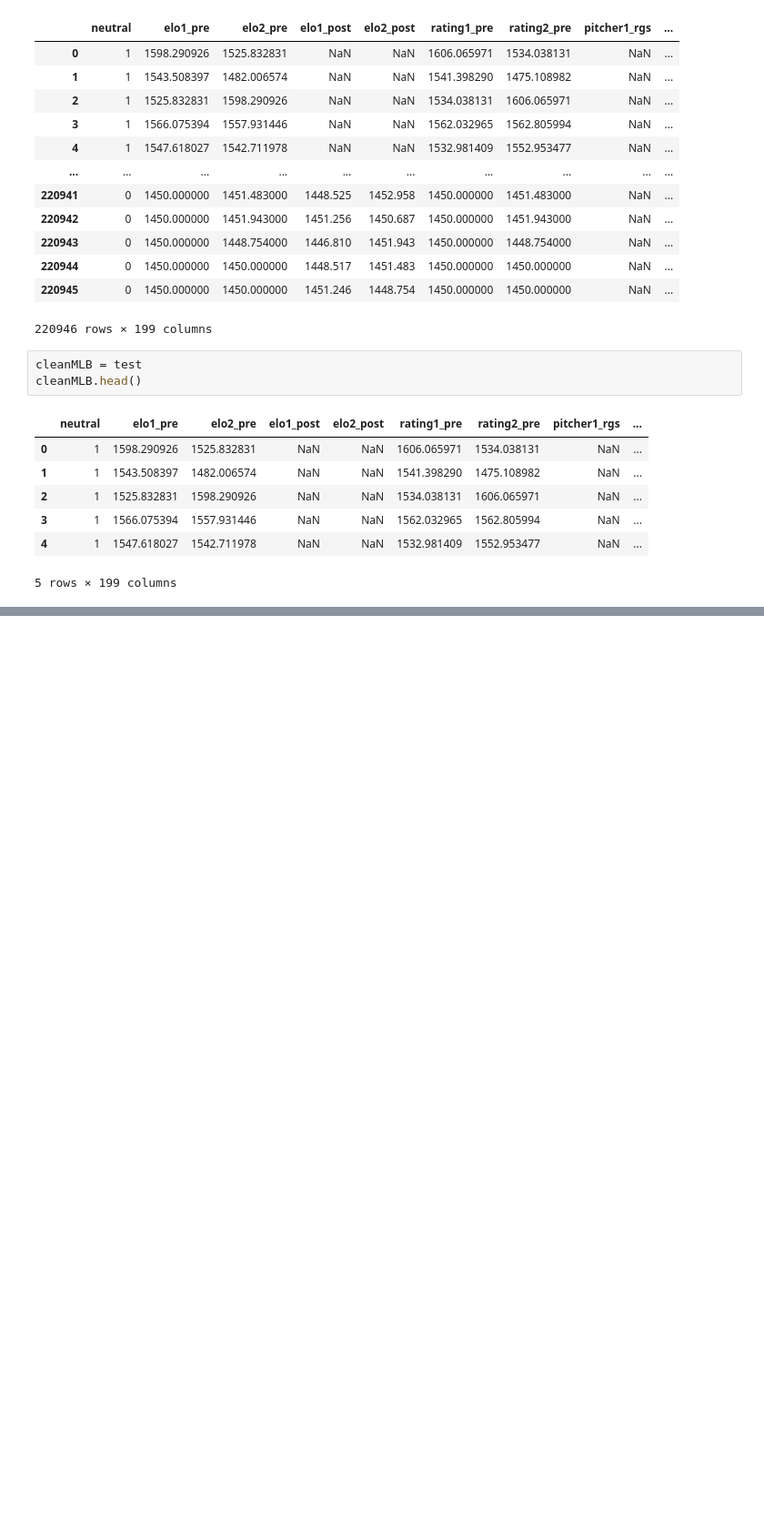
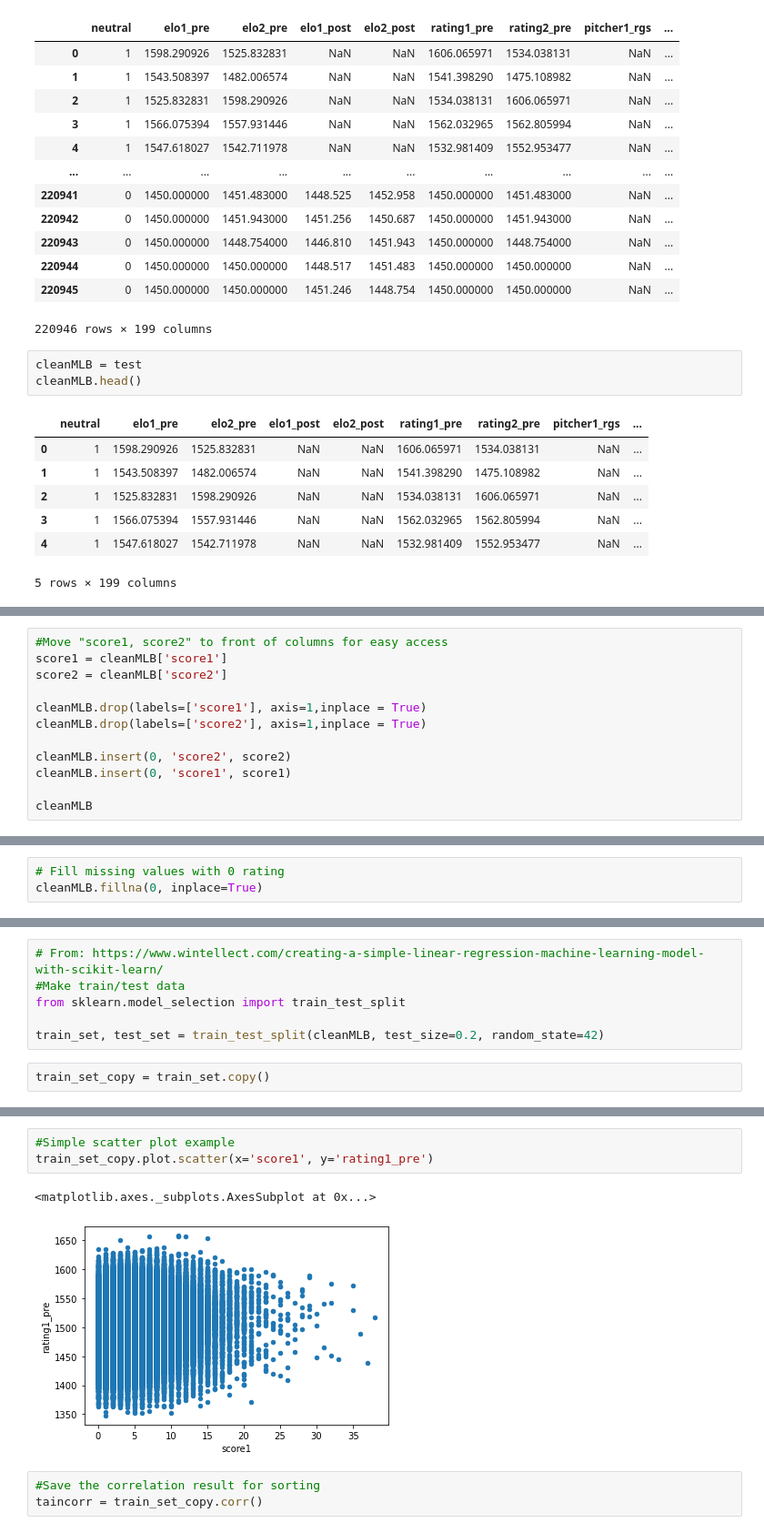
Before and after one commit to EricESeitz/EECS731_Proj4, a Jupyter notebook: notebook/Project4_notebook.ipynb, the cells around one changed output, grey strips where cells are left out. Shown at 91% size. Saved outputs shown, nothing was run; the diff lists cells and outputs as text; blank space fills up the shorter version.

Commit message:
Notebook working, setting up linear regression testing following several examples

```diff
--- a/notebook/Project4_notebook.ipynb
+++ b/notebook/Project4_notebook.ipynb
@@ -118,0 +142,12 @@ cleanMLB.head()
+# %%
+#Move "score1, score2" to front of columns for easy access
+score1 = cleanMLB['score1']
+score2 = cleanMLB['score2']
+
+cleanMLB.drop(labels=['score1'], axis=1,inplace = True)
+cleanMLB.drop(labels=['score2'], axis=1,inplace = True)
+
+cleanMLB.insert(0, 'score2', score2)
+cleanMLB.insert(0, 'score1', score1)
+
+cleanMLB
@@ -118,0 +186,3 @@ cleanMLB.head()
+# %%
+# Fill missing values with 0 rating
+cleanMLB.fillna(0, inplace=True)
@@ -118,0 +210,8 @@ cleanMLB.head()
+# %%
+# From: https://www.wintellect.com/creating-a-simple-linear-regression-machine-learning-model-with-scikit-learn/
+#Make train/test data
+from sklearn.model_selection import train_test_split
+
+train_set, test_set = train_test_split(cleanMLB, test_size=0.2, random_state=42)
+# %%
+train_set_copy = train_set.copy()
@@ -118,0 +249,9 @@ cleanMLB.head()
+# %%
+#Simple scatter plot example
+train_set_copy.plot.scatter(x='score1', y='rating1_pre')
+# %% [output]
+<matplotlib.axes._subplots.AxesSubplot at 0x...>
+[figure, added]
+# %%
+#Save the correlation result for sorting
+taincorr = train_set_copy.corr()
```
Also changed, not shown: parts of 20 cells of this notebook, 1 other file.
